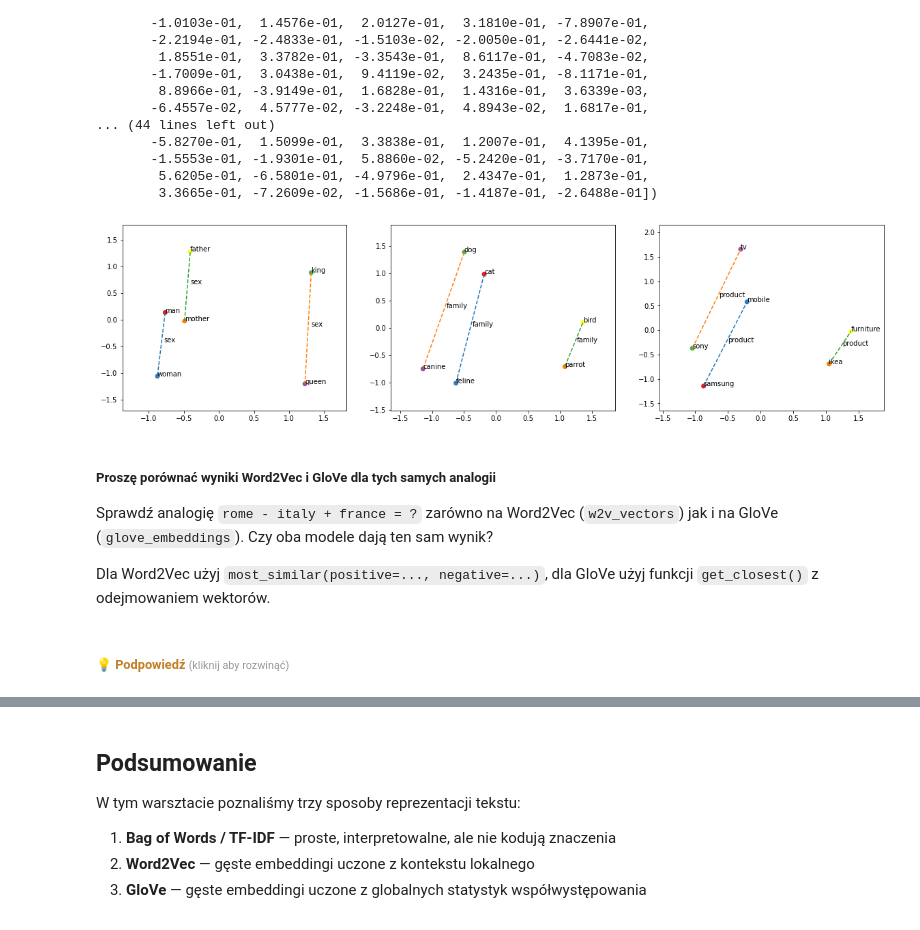
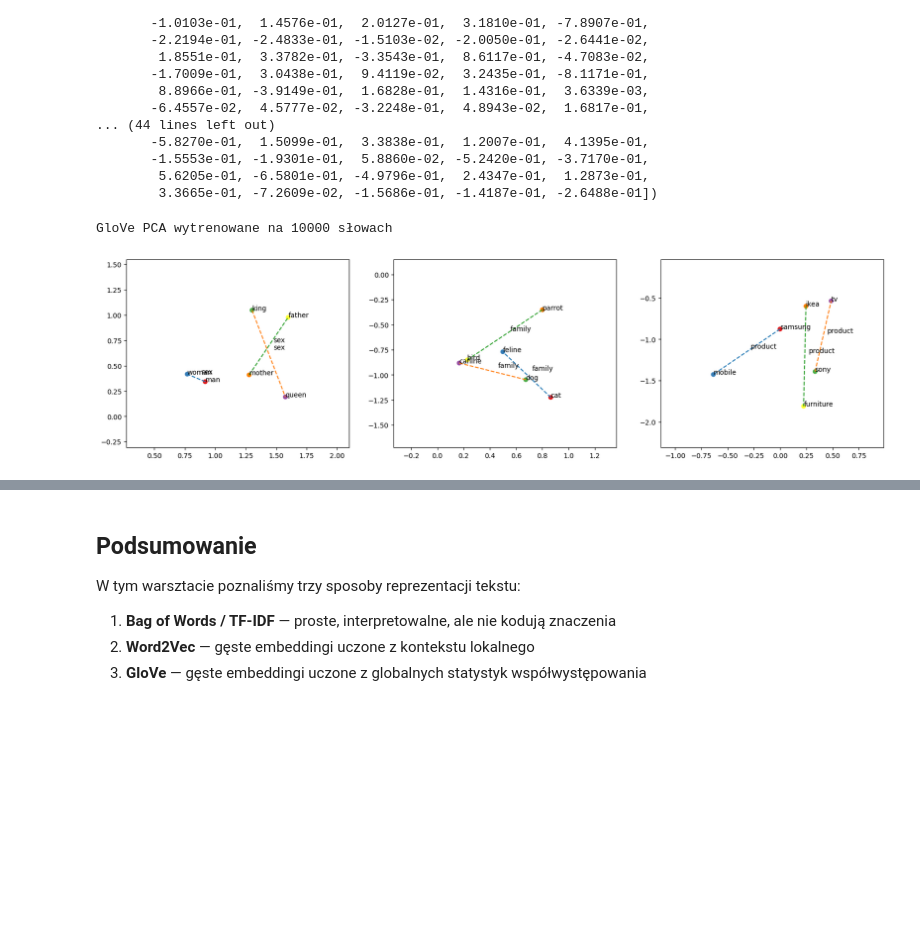
Before and after one commit to NXTRSS/MachineLearningCourse, a Jupyter notebook: Reprezentacja_tekstu.ipynb, the cells around one changed output, grey strips where cells are left out. Cells and saved outputs as stored; diff of their text form; code cells hidden in the pictures; blank space fills up the shorter version.

```diff
--- a/Reprezentacja_tekstu.ipynb
+++ b/Reprezentacja_tekstu.ipynb
@@ -771,4 +1056,26 @@ else:
-# %%
-glove_embeddings = {}
-with open('glove.6B/glove.6B.300d.txt') as f:
-    glove_embeddings = {l.split()[0]: np.array(l.split()[1:]).astype('float') for l in f}
+# %%
+import os
+import zipfile
+import urllib.request
+
+glove_file = 'glove.6B.300d.txt'
+zip_file = 'glove.6B.zip'
+url = 'http://nlp.stanford.edu/data/glove.6B.zip'
+
+if os.path.exists(glove_file):
+    print('GloVe 300d już rozpakowane — pomijam pobieranie.')
+else:
+    if not os.path.exists(zip_file):
+        print(f'Pobieram {zip_file} (~862 MB)...')
+        urllib.request.urlretrieve(url, zip_file)
+        print('Pobrano.')
+    print('Rozpakowuję glove.6B.300d.txt...')
+    with zipfile.ZipFile(zip_file) as zf:
+        zf.extract('glove.6B.300d.txt')
+    print('Gotowe.')
+
+print('Wczytuję embeddingi...')
+glove_embeddings = {}
+with open(glove_file) as f:
+    glove_embeddings = {l.split()[0]: np.array(l.split()[1:]).astype('float') for l in f}
+print(f'Wczytano {len(glove_embeddings)} słów.')
@@ -820,25 +1124,28 @@ def get_closest(x, embeddings, topn=3):
+# %%
+# PCA dla GloVe — trenujemy na 10k słów
+glove_words_10k = list(glove_embeddings.keys())[:10000]
+glove_sample = np.array([glove_embeddings[w] for w in glove_words_10k])
+glove_pca = PCA(n_components=2, whiten=True)
+glove_pca.fit(glove_sample)
+print(f'GloVe PCA wytrenowane na {len(glove_sample)} słowach')
+# %% [output]
+GloVe PCA wytrenowane na 10000 słowach
 # %%
 plt.figure(figsize=(20, 5))
 
 plt.subplot(131)
 plot_linear_substructures([LinearSubs(('man', 'woman'), 'sex'),
                            LinearSubs(('king', 'queen'), 'sex'),
-                           LinearSubs(('mother', 'father'), 'sex')], glove_embeddings)
+                           LinearSubs(('mother', 'father'), 'sex')], glove_embeddings, pca_model=glove_pca)
 
 plt.subplot(132)
 plot_linear_substructures([LinearSubs(('cat', 'feline'), 'family'),
                            LinearSubs(('dog', 'canine'), 'family'),
-                           LinearSubs(('parrot', 'bird'), 'family')], glove_embeddings)
+                           LinearSubs(('parrot', 'bird'), 'family')], glove_embeddings, pca_model=glove_pca)
 
 plt.subplot(133)
 plot_linear_substructures([LinearSubs(('samsung', 'mobile'), 'product'),
                            LinearSubs(('sony', 'tv'), 'product'),
-                           LinearSubs(('ikea', 'furniture'), 'product')], glove_embeddings)
+                           LinearSubs(('ikea', 'furniture'), 'product')], glove_embeddings, pca_model=glove_pca)
 # %% [output]
-[figure, old version]
+[figure, new version]
-# %% [markdown]
-##### Proszę porównać wyniki Word2Vec i GloVe dla tych samych analogii
-
-Sprawdź analogię `rome - italy + france = ?` zarówno na Word2Vec (`w2v_vectors`) jak i na GloVe (`glove_embeddings`). Czy oba modele dają ten sam wynik?
-
-Dla Word2Vec użyj `most_similar(positive=..., negative=...)`, dla GloVe użyj funkcji `get_closest()` z odejmowaniem wektorów.
@@ -853,2 +1151,0 @@ print("\nGloVe:")
-# %% [markdown]
-###### <span style="color: #c17f24;">💡 Podpowiedź</span> <span style="color: #999; font-weight: normal; font-size: 0.85em;">(kliknij aby rozwinąć)</span>
```
Also changed, not shown: parts of 73 cells of this notebook, 2 other files.
